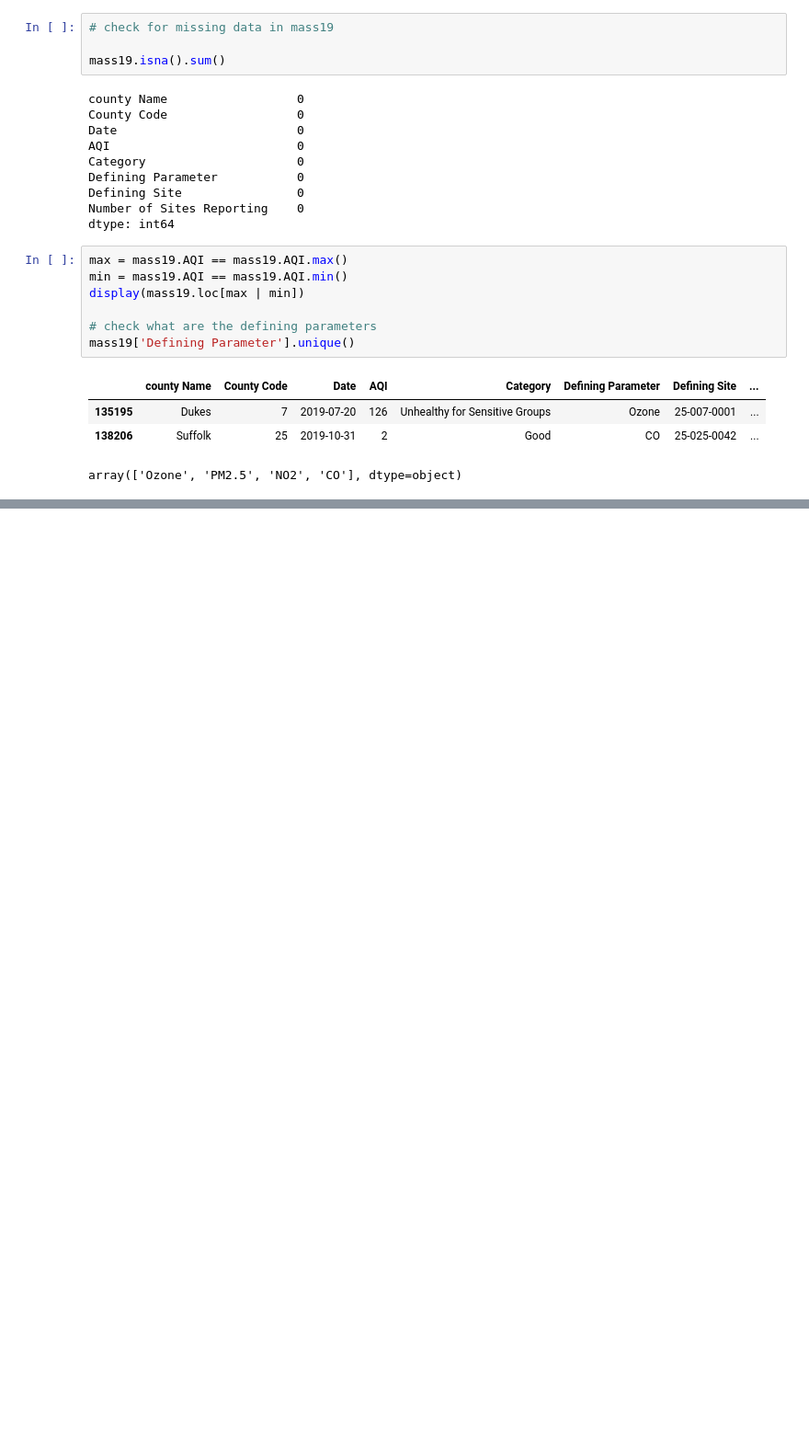
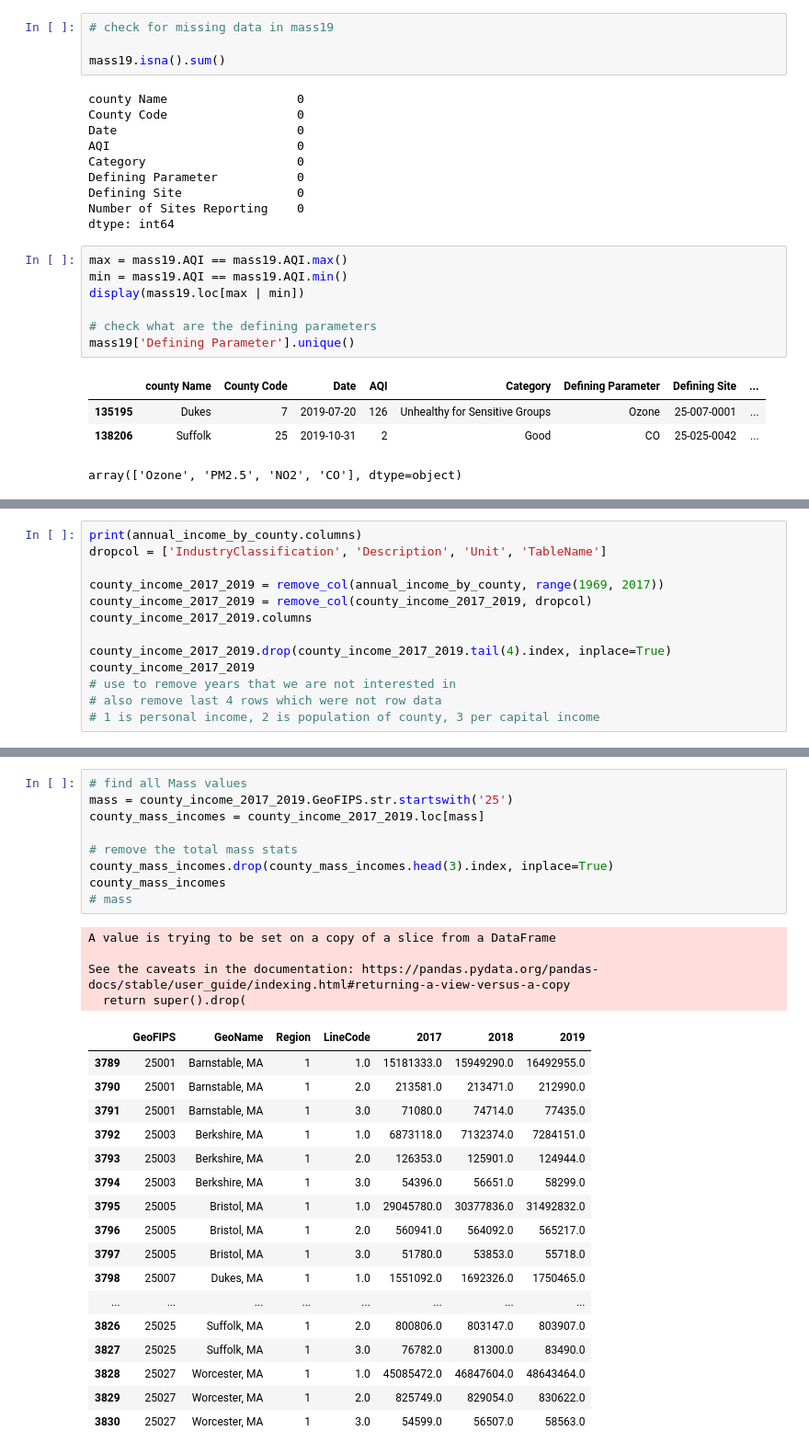
Before and after one commit to willkchan/Pollution-Forecast, a Jupyter notebook: src/preparation/Data_Wrangling2.ipynb, the cells around one changed output, grey strips where cells are left out. Shown at 92% size. Saved outputs shown, nothing was run; the diff lists cells and outputs as text; blank space fills up the shorter version.

```diff
--- a/src/preparation/Data_Wrangling2.ipynb
+++ b/src/preparation/Data_Wrangling2.ipynb
@@ -138,0 +156,13 @@ array(['Ozone', 'PM2.5', 'NO2', 'CO'], dtype=object)
+# %%
+print(annual_income_by_county.columns)
+dropcol = ['IndustryClassification', 'Description', 'Unit', 'TableName']
+
+county_income_2017_2019 = remove_col(annual_income_by_county, range(1969, 2017))
+county_income_2017_2019 = remove_col(county_income_2017_2019, dropcol)
+county_income_2017_2019.columns
+
+county_income_2017_2019.drop(county_income_2017_2019.tail(4).index, inplace=True)
+county_income_2017_2019
+# use to remove years that we are not interested in
+# also remove last 4 rows which were not row data
+# 1 is personal income, 2 is population of county, 3 per capital income
@@ -138,0 +231,31 @@ array(['Ozone', 'PM2.5', 'NO2', 'CO'], dtype=object)
+# %%
+# find all Mass values
+mass = county_income_2017_2019.GeoFIPS.str.startswith('25')
+county_mass_incomes = county_income_2017_2019.loc[mass]
+
+# remove the total mass stats
+county_mass_incomes.drop(county_mass_incomes.head(3).index, inplace=True)
+county_mass_incomes
+# mass
+# %% [output]
+A value is trying to be set on a copy of a slice from a DataFrame
+
+See the caveats in the documentation: https://pandas.pydata.org/pandas-docs/stable/user_guide/indexing.html#returning-a-view-versus-a-copy
+  return super().drop(
+|  | GeoFIPS | GeoName | Region | LineCode | 2017 | 2018 | 2019 |
+| 3789 | 25001 | Barnstable, MA | 1 | 1.0 | 15181333.0 | 15949290.0 | 16492955.0 |
+| 3790 | 25001 | Barnstable, MA | 1 | 2.0 | 213581.0 | 213471.0 | 212990.0 |
+| 3791 | 25001 | Barnstable, MA | 1 | 3.0 | 71080.0 | 74714.0 | 77435.0 |
+| 3792 | 25003 | Berkshire, MA | 1 | 1.0 | 6873118.0 | 7132374.0 | 7284151.0 |
+| 3793 | 25003 | Berkshire, MA | 1 | 2.0 | 126353.0 | 125901.0 | 124944.0 |
+| 3794 | 25003 | Berkshire, MA | 1 | 3.0 | 54396.0 | 56651.0 | 58299.0 |
+| 3795 | 25005 | Bristol, MA | 1 | 1.0 | 29045780.0 | 30377836.0 | 31492832.0 |
+| 3796 | 25005 | Bristol, MA | 1 | 2.0 | 560941.0 | 564092.0 | 565217.0 |
+| 3797 | 25005 | Bristol, MA | 1 | 3.0 | 51780.0 | 53853.0 | 55718.0 |
+| 3798 | 25007 | Dukes, MA | 1 | 1.0 | 1551092.0 | 1692326.0 | 1750465.0 |
+| ... | ... | ... | ... | ... | ... | ... | ... |
+| 3826 | 25025 | Suffolk, MA | 1 | 2.0 | 800806.0 | 803147.0 | 803907.0 |
+| 3827 | 25025 | Suffolk, MA | 1 | 3.0 | 76782.0 | 81300.0 | 83490.0 |
+| 3828 | 25027 | Worcester, MA | 1 | 1.0 | 45085472.0 | 46847604.0 | 48643464.0 |
+| 3829 | 25027 | Worcester, MA | 1 | 2.0 | 825749.0 | 829054.0 | 830622.0 |
+| 3830 | 25027 | Worcester, MA | 1 | 3.0 | 54599.0 | 56507.0 | 58563.0 |
```
Also changed, not shown: parts of 14 cells of this notebook.
